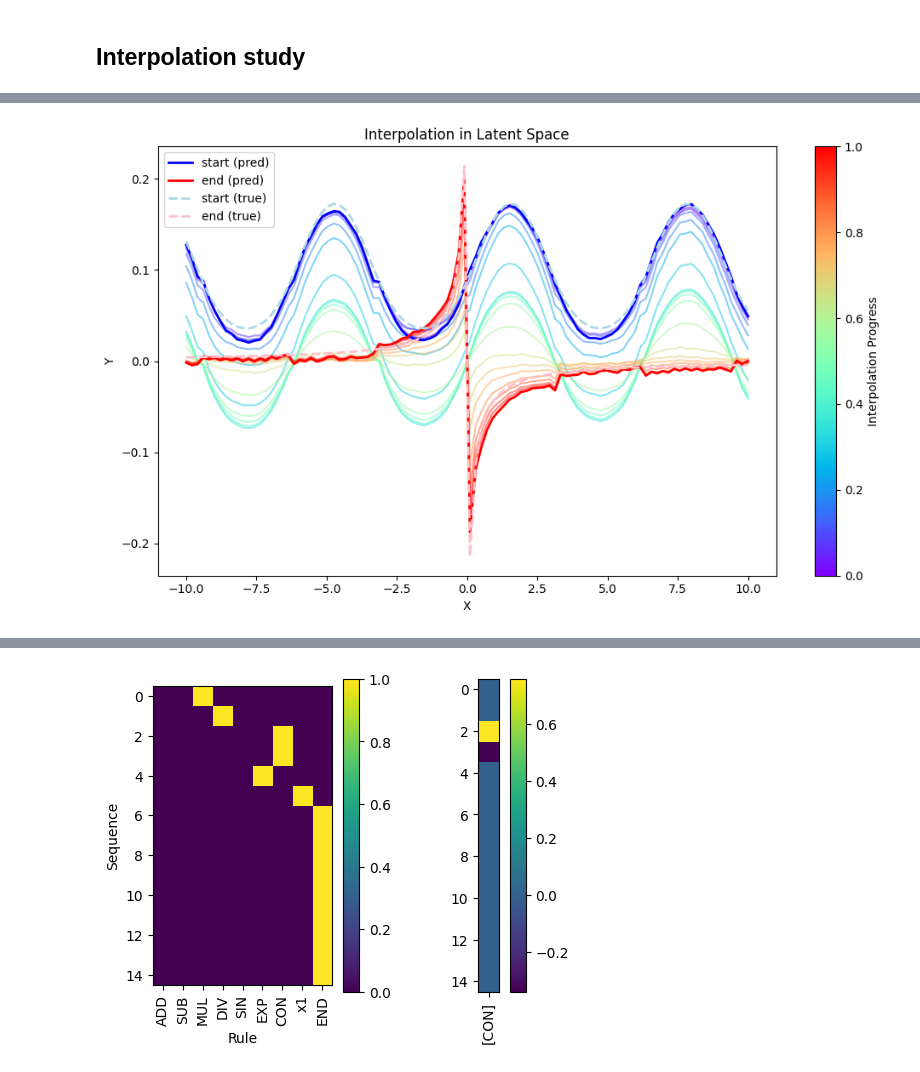
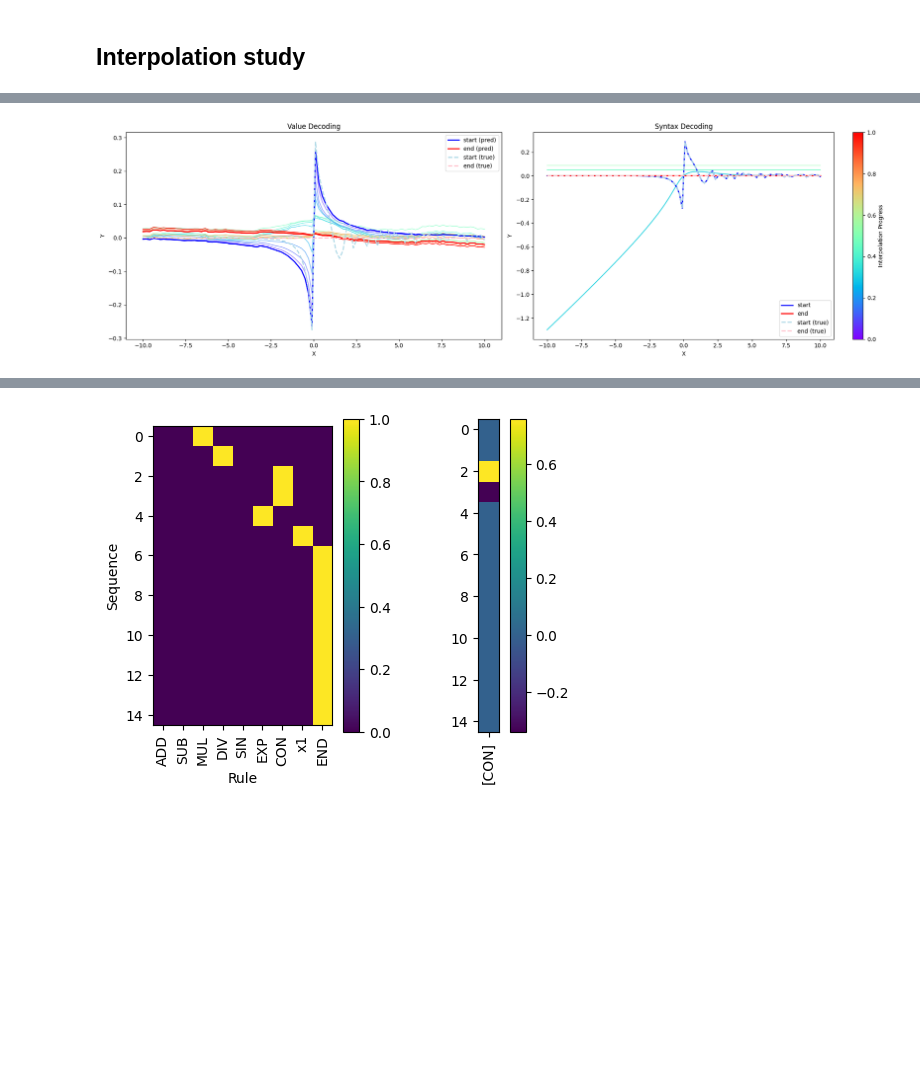
Before and after one commit to LuisCarretero/similar-expressions, a Jupyter notebook: src/downstream/latent_analysis.ipynb, the cells around one changed output, grey strips where cells are left out. Saved outputs shown, nothing was run; the diff lists cells and outputs as text; code cells hidden in the pictures; blank space fills up the shorter version.

Commit message:
Misc latent analysis stuff

```diff
--- a/src/downstream/latent_analysis.ipynb
+++ b/src/downstream/latent_analysis.ipynb
@@ -340,43 +323,89 @@ plt.show()
 # %% [markdown]
 ## Interpolation study
+# %%
+def slerp(v0: np.ndarray, v1: np.ndarray, t: np.ndarray) -> np.ndarray:
+    """Spherical linear interpolation. FIXME: Vectorize."""
+    # Compute the cosine of the angle between the two vectors
+    omega = np.arccos(np.dot(v0, v1))
+    sin_omega = np.sin(omega)
+
+    s0 = np.sin((1 - t) * omega) / sin_omega
+    s1 = np.sin(t * omega) / sin_omega
+    return s0[:, np.newaxis] * v0 + s1[:, np.newaxis] * v1
 # %%
+from parsing import eval_from_logits
+
 # Next: Choose a specific distance.
-i, j = 0, 2
-alpha = np.linspace(1, 0, 20)
+i, j = 4, 9
+alpha = np.linspace(0, 1, 20)
 
 print(f'Distance: {np.linalg.norm(mu_train[i] - mu_train[j])}')
-mu_interp = alpha[:, np.newaxis] * mu_train[i] + (1 - alpha[:, np.newaxis]) * mu_train[j]
+mu_interp = slerp(mu_train[i], mu_train[j], alpha)
+# mu_interp = (1 - alpha[:, np.newaxis]) * mu_train[i] + alpha[:, np.newaxis] * mu_train[j]
+
 values_interp = vae_model.value_decoder(torch.tensor(mu_interp.astype(np.float32)))
+logits_interp = vae_model.decoder(torch.tensor(mu_interp.astype(np.float32)), max_length=15)
 
 # Create a colormap for smooth color transition
 cmap = plt.get_cmap('rainbow')
 
-# Create a figure and axis
-fig, ax = plt.subplots(figsize=(10, 6))
+# Create a figure with two subplots
+fig, (ax1, ax2) = plt.subplots(1, 2, figsize=(20, 6))
 
-# Plot interpolated values with smooth color change
+# Plot interpolated values with smooth color change (left subplot)
 for idx, value in enumerate(values_interp[1:-1]):
     color = cmap(idx / (len(values_interp) - 3))
-    ax.plot(val_x.squeeze(), value.detach().numpy(), color=color, alpha=0.5)
+    ax1.plot(val_x.squeeze(), value.detach().numpy(), color=color, alpha=0.5)
 
-# Plot start and end points
-ax.plot(val_x.squeeze(), values_interp[0].squeeze().detach().numpy(), label='start (pred)', color='blue', linewidth=2)
-ax.plot(val_x.squeeze(), values_interp[-1].squeeze().detach().numpy(), label='end (pred)', color='red', linewidth=2)
+# Plot start and end points (left subplot)
+ax1.plot(val_x.squeeze(), values_interp[0].squeeze().detach().numpy(), label='start (pred)', color='blue', linewidth=2)
+ax1.plot(val_x.squeeze(), values_interp[-1].squeeze().detach().numpy(), label='end (pred)', color='red', linewidth=2)
 
-ax.plot(val_x.squeeze(), train_loader.dataset.dataset[train_loader.dataset.indices][3][i, ...].squeeze().detach().numpy(), label='start (true)', color='lightblue', linewidth=2, linestyle='--')
-ax.plot(val_x.squeeze(), train_loader.dataset.dataset[train_loader.dataset.indices][3][j, ...].squeeze().detach().numpy(), label='end (true)', color='pink', linewidth=2, linestyle='--')
+start_true = train_loader.dataset.dataset[train_loader.dataset.indices][3][i, ...].squeeze().detach().numpy()
+end_true = train_loader.dataset.dataset[train_loader.dataset.indices][3][j, ...].squeeze().detach().numpy()
 
+ax1.plot(val_x.squeeze(), start_true, label='start (true)', color='lightblue', linewidth=2, linestyle='--')
+ax1.plot(val_x.squeeze(), end_true, label='end (true)', color='pink', linewidth=2, linestyle='--')
+
+ax1.legend()
+ax1.set_title('Value Decoding')
+ax1.set_xlabel('X')
+ax1.set_ylabel('Y')
+
+# Plot syntax decoding interpolation (right subplot)
+for i in range(1, logits_interp.shape[0] - 1):
+    res = eval_from_logits(logits_interp[i, ...], val_x.squeeze())
+    try:
+        res = res.astype(np.float32)
+        res_transformed = value_transform(torch.tensor(res)).detach().numpy()
+        color = cmap((i - 1) / (logits_interp.shape[0] - 3))
+        ax2.plot(val_x.squeeze(), res_transformed, color=color, alpha=0.5)
+    except TypeError:
+        print(f'Warning: Failed to decode logits {i}')
+
+# Plot start and end points (right subplot)
+start_res = eval_from_logits(logits_interp[0, ...], val_x.squeeze()).astype(np.float32)
+start_transformed = value_transform(torch.tensor(start_res)).detach().numpy()
+ax2.plot(val_x.squeeze(), start_transformed, label='start', color='blue', linewidth=2)
+
+end_res = eval_from_logits(logits_interp[-1, ...], val_x.squeeze()).astype(np.float32)
+end_transformed = value_transform(torch.tensor(end_res)).detach().numpy()
+ax2.plot(val_x.squeeze(), end_transformed, label='end', color='red', linewidth=2)
+
+ax2.plot(val_x.squeeze(), start_true, label='start (true)', color='lightblue', linewidth=2, linestyle='--')
+ax2.plot(val_x.squeeze(), end_true, label='end (true)', color='pink', linewidth=2, linestyle='--')
+
+
+ax2.legend()
+ax2.set_title('Syntax Decoding')
+ax2.set_xlabel('X')
+ax2.set_ylabel('Y')
 
 # Add a colorbar to show the interpolation progression
 sm = plt.cm.ScalarMappable(cmap=cmap, norm=plt.Normalize(vmin=0, vmax=1))
 sm.set_array([])
-cbar = fig.colorbar(sm, ax=ax)
+cbar = fig.colorbar(sm, ax=ax2)
 cbar.set_label('Interpolation Progress')
-
-ax.legend()
-ax.set_title('Interpolation in Latent Space')
-ax.set_xlabel('X')
-ax.set_ylabel('Y')
 
 plt.tight_layout()
 plt.show()
@@ -385 +414 @@ Distance: 0.1559564566017766
-[figure, old version]
+[figure, new version]
```
Also changed, not shown: parts of 8 cells of this notebook, 6 other files.
